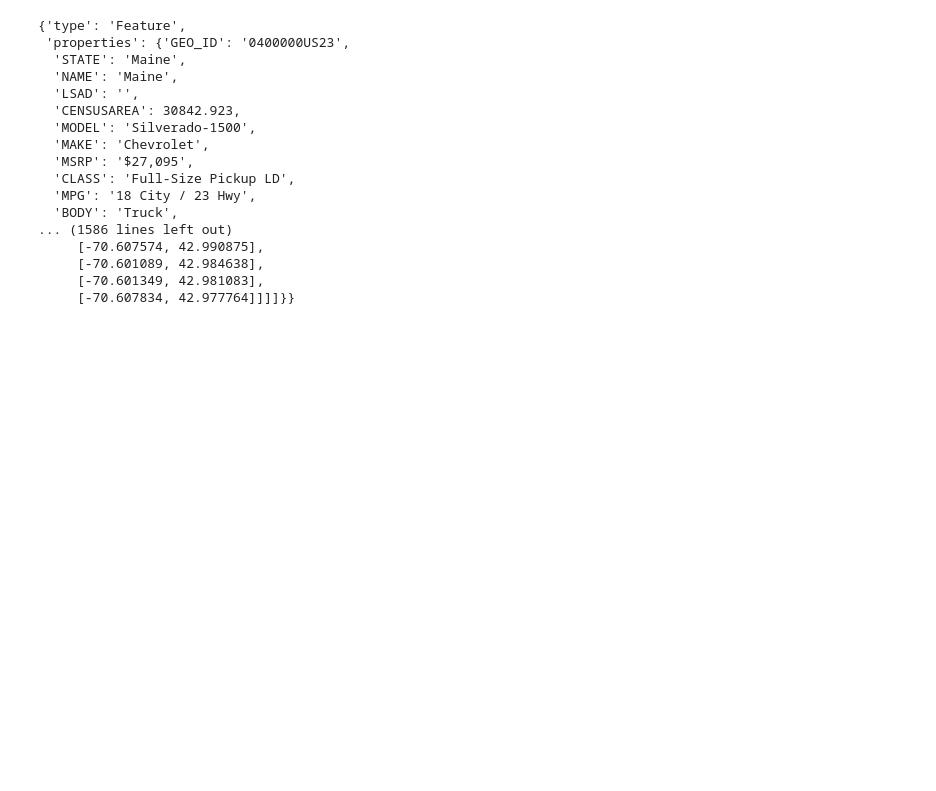
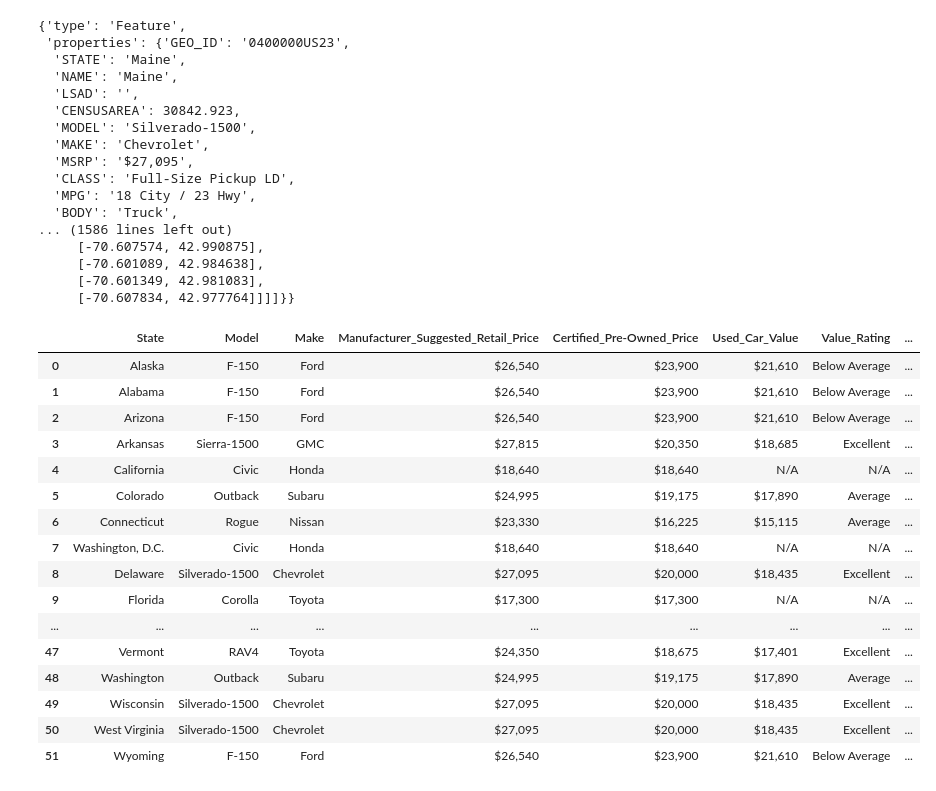
Before and after one commit to tpj728/Project_2, a Jupyter notebook: 2016_Cars_by_State_Clean.ipynb, the cells around one changed output. Saved outputs shown, nothing was run; the diff lists cells and outputs as text; code cells hidden in the pictures; blank space fills up the shorter version.

```diff
--- a/2016_Cars_by_State_Clean.ipynb
+++ b/2016_Cars_by_State_Clean.ipynb
@@ -420,3 +420,36 @@ datastore['features'][0]
 # %%
 with open('state_car_info.json', 'w') as fp:
     json.dump(datastore, fp)
+# %%
+import sqlite3 as sq
+
+data = final_df
+sql_data = 'db\cars.sqlite' #- Creates DB names SQLite
+conn = sq.connect(sql_data)
+cur = conn.cursor()
+cur.execute('''DROP TABLE IF EXISTS car_stats''')
+data.to_sql('car_stats', conn, if_exists='replace', index=False) # - writes the pd.df to SQLIte DB
+pd.read_sql('select * from car_stats', conn)
+conn.commit()
+conn.close()
+# %%
+conn = sq.connect(sql_data)
+pd.read_sql('select * from car_stats', conn)
+# %% [output]
+|  | State | Model | Make | Manufacturer_Suggested_Retail_Price | Certified_Pre-Owned_Price | Used_Car_Value | Value_Rating | ... |
+| 0 | Alaska | F-150 | Ford | $26,540 | $23,900 | $21,610 | Below Average | ... |
+| 1 | Alabama | F-150 | Ford | $26,540 | $23,900 | $21,610 | Below Average | ... |
+| 2 | Arizona | F-150 | Ford | $26,540 | $23,900 | $21,610 | Below Average | ... |
+| 3 | Arkansas | Sierra-1500 | GMC | $27,815 | $20,350 | $18,685 | Excellent | ... |
+| 4 | California | Civic | Honda | $18,640 | $18,640 | N/A | N/A | ... |
+| 5 | Colorado | Outback | Subaru | $24,995 | $19,175 | $17,890 | Average | ... |
+| 6 | Connecticut | Rogue | Nissan | $23,330 | $16,225 | $15,115 | Average | ... |
+| 7 | Washington, D.C. | Civic | Honda | $18,640 | $18,640 | N/A | N/A | ... |
+| 8 | Delaware | Silverado-1500 | Chevrolet | $27,095 | $20,000 | $18,435 | Excellent | ... |
+| 9 | Florida | Corolla | Toyota | $17,300 | $17,300 | N/A | N/A | ... |
+| ... | ... | ... | ... | ... | ... | ... | ... | ... |
+| 47 | Vermont | RAV4 | Toyota | $24,350 | $18,675 | $17,401 | Excellent | ... |
+| 48 | Washington | Outback | Subaru | $24,995 | $19,175 | $17,890 | Average | ... |
+| 49 | Wisconsin | Silverado-1500 | Chevrolet | $27,095 | $20,000 | $18,435 | Excellent | ... |
+| 50 | West Virginia | Silverado-1500 | Chevrolet | $27,095 | $20,000 | $18,435 | Excellent | ... |
+| 51 | Wyoming | F-150 | Ford | $26,540 | $23,900 | $21,610 | Below Average | ... |
```
Also changed, not shown: 2 other files.
